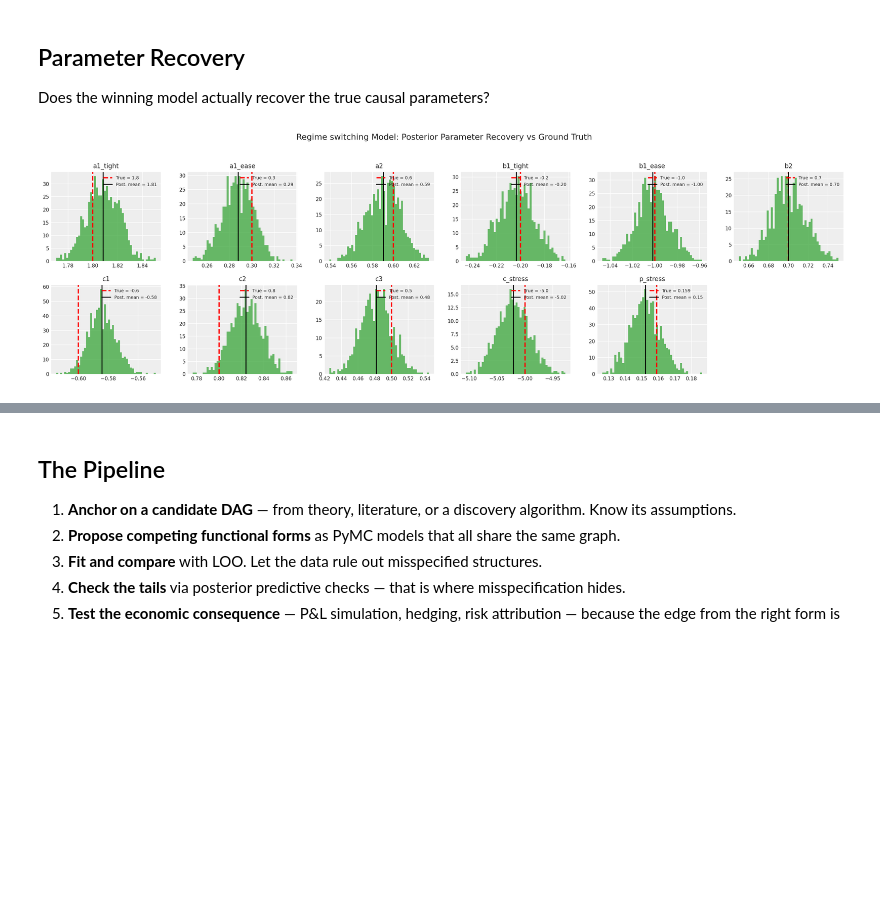
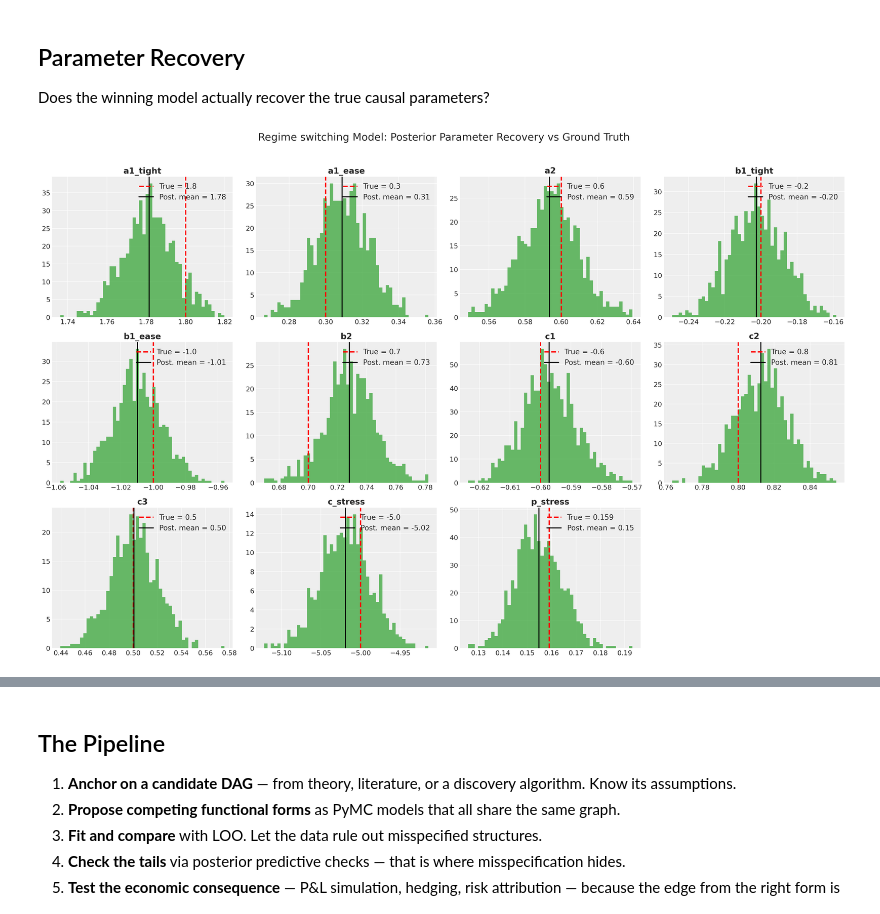
Before and after one commit to pymc-labs/congrats_you_have_a_dag, a Jupyter notebook: congrats_you_have_a_dag.ipynb, the cells around one changed output, grey strips where cells are left out. Saved outputs shown, nothing was run; the diff lists cells and outputs as text; code cells hidden in the pictures; blank space fills up the shorter version.

Commit message:
improving plots

```diff
--- a/congrats_you_have_a_dag.ipynb
+++ b/congrats_you_have_a_dag.ipynb
@@ -627,31 +455,31 @@ Does the winning model actually recover the true causal parameters?
 # %%
 true_params = {
     "a1_tight": 1.8, "a1_ease": 0.3, "a2": 0.6,
     "b1_tight": -0.2, "b1_ease": -1.0, "b2": 0.7,
     "c1": -0.6, "c2": 0.8, "c3": 0.5, "c_stress": -5.0,
     "p_stress": 0.159,
 }
 param_names = list(true_params.keys())
 posterior = traces["Regime switching"].posterior
 
-fig, axes = plt.subplots(2, 6, figsize=(18, 5.5))
+fig, axes = plt.subplots(3, 4, figsize=(22, 14))
 axes = axes.flatten()
 for ax in axes[len(param_names):]:
     ax.set_visible(False)
 for i, pname in enumerate(param_names):
     samples = posterior[pname].values.flatten()
     axes[i].hist(samples, bins=50, density=True, alpha=0.7, color="#2ca02c", edgecolor="none")
-    axes[i].axvline(true_params[pname], color="red", ls="--", lw=2, label=f"True = {true_params[pname]}")
-    axes[i].axvline(np.mean(samples), color="black", ls="-", lw=1.5, label=f"Post. mean = {np.mean(samples):.2f}")
-    axes[i].set_title(pname, fontsize=10)
-    axes[i].legend(fontsize=7, loc="upper right")
-    axes[i].tick_params(labelsize=8)
-fig.suptitle("Regime switching Model: Posterior Parameter Recovery vs Ground Truth", fontsize=13, y=1.02)
+    axes[i].axvline(true_params[pname], color="red", ls="--", lw=2.5, label=f"True = {true_params[pname]}")
+    axes[i].axvline(np.mean(samples), color="black", ls="-", lw=2, label=f"Post. mean = {np.mean(samples):.2f}")
+    axes[i].set_title(pname, fontsize=16, fontweight="bold")
+    axes[i].legend(fontsize=14, loc="upper right")
+    axes[i].tick_params(labelsize=13)
+fig.suptitle("Regime switching Model: Posterior Parameter Recovery vs Ground Truth", fontsize=20, y=1.02)
 plt.tight_layout()
 fig.savefig(os.path.join(FIG_DIR, "fig5_param_recovery.png"), dpi=150, bbox_inches="tight")
 plt.show()
 # %% [output]
-[figure, old version]
+[figure, new version]
 # %%
 summary_results = {
     "loo_ranking": comparison.index.tolist(),
```
Also changed, not shown: parts of 12 cells of this notebook, 8 other files.
